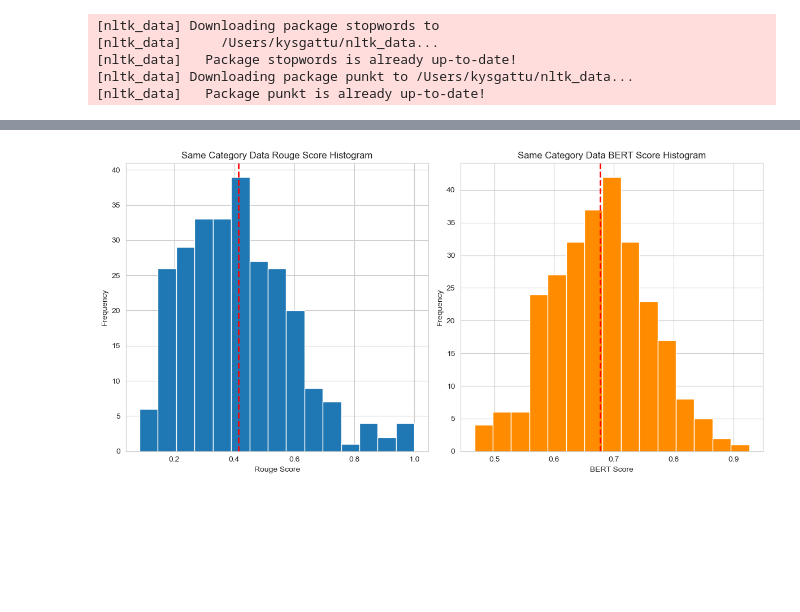
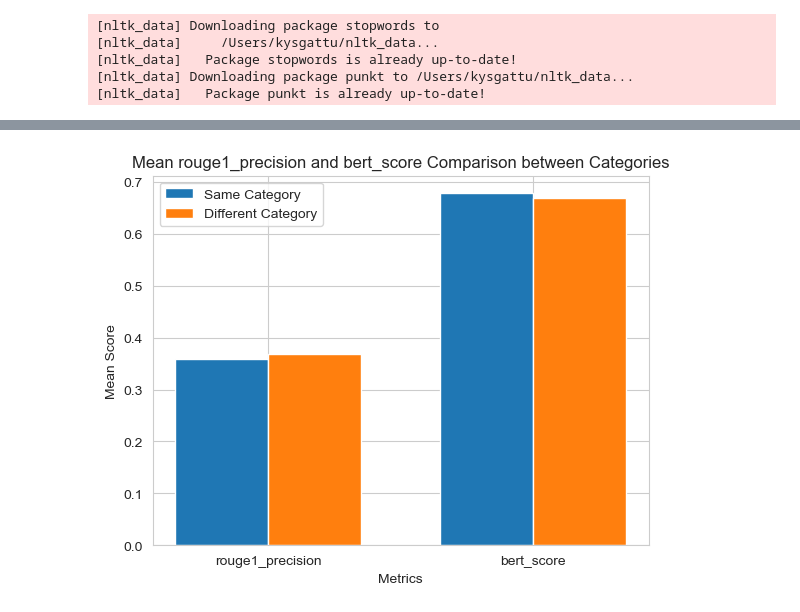
Before and after one commit to kysgattu/Evaluating-Cross-Domain-Adaptability-Of-Text-Summarizer-News-Article-Summarization, a Jupyter notebook: FinalCodeBase/TextRank-ExtractiveSummarizer.ipynb, the cells around one changed output, grey strips where cells are left out. Cells and saved outputs as stored; diff of their text form; code cells hidden in the pictures; blank space fills up the shorter version.

```diff
--- a/FinalCodeBase/TextRank-ExtractiveSummarizer.ipynb
+++ b/FinalCodeBase/TextRank-ExtractiveSummarizer.ipynb
@@ -153,21 +173,32 @@ import networkx as nx
 # %%
 def textRank(text):
+    # Tokenize sentences
     sentences=sent_tokenize(text)
+    # Clean and lowercase sentences
     sentences_clean=[re.sub(r'[^\w\s]','',sentence.lower()) for sentence in sentences]
+     # Remove stopwords
     stop_words = stopwords.words('english')
     sentence_tokens=[[words for words in sentence.split(' ') if words not in stop_words] for sentence in sentences_clean]
+    # Create Word2Vec model
     w2v=Word2Vec(sentence_tokens,vector_size=1,min_count=1,epochs=1000)
+    # Get sentence embeddings
     sentence_embeddings=[[w2v.wv[word][0] for word in words] for words in sentence_tokens]
+    # Pad embeddings to the maximum sentence length
     max_len=max([len(tokens) for tokens in sentence_tokens])
+    # Calculate similarity matrix
     sentence_embeddings=[np.pad(embedding,(0,max_len-len(embedding)),'constant') for embedding in sentence_embeddings]
     similarity_matrix = np.zeros([len(sentence_tokens), len(sentence_tokens)])
     for i,row_embedding in enumerate(sentence_embeddings):
         for j,column_embedding in enumerate(sentence_embeddings):
             similarity_matrix[i][j]=1-spatial.distance.cosine(row_embedding,column_embedding)
+    # Create a graph from the similarity matrix
     nx_graph = nx.from_numpy_array(similarity_matrix)
-    scores = nx.pagerank(nx_graph)
+    # Apply PageRank algorithm
+    scores = nx.pagerank(nx_graph, max_iter = 600)
+    # Get top-ranked sentences
     top_sentence={sentence:scores[index] for index,sentence in enumerate(sentences)}
     top=dict(sorted(top_sentence.items(), key=lambda x: x[1], reverse=True)[:4])
+    # Generate the summary
     summary = ''
     for sent in sentences:
         if sent in top.keys():
@@ -221 +237,6 @@ tr_result_dataset = pd.concat([test_df, result_df], axis=1)
+# %%
+# Apply the process_row function to each row in the DataFrame and concatenate the result_df with the original DataFrame
+trOnDomain1 = pd.concat([domain1, domain1.apply(tr_summarize, axis=1)], axis=1)
+# %%
+trOnDomain2 = pd.concat([domain2, domain2.apply(tr_summarize, axis=1)], axis=1)
 # %%
@@ -234,35 +330,34 @@ tr_result_dataset['predicted_summary'][0]
 # %%
 import matplotlib.pyplot as plt
+import numpy as np
 
-# Calculate mean values
-textRank_mean_rouge = np.mean(tr_result_dataset['rouge1_precision'])
-textRank_mean_bert = np.mean(tr_result_dataset['bert_score'])
+# Example data (replace with your actual data)
+same_category_mean_rouge1 = trOnDomain1['rouge1_precision'].mean()
+same_category_mean_bert = trOnDomain1['bert_score'].mean()
 
+diff_category_mean_rouge1 = trOnDomain2['rouge1_precision'].mean()
+diff_category_mean_bert = trOnDomain2['bert_score'].mean()
 
-# Create separate histogram plots for Rouge and BERT Scores
-plt.figure(figsize=(12, 6))
-# plt.title('Same Category Data')
+categories = ['rouge1_precision', 'bert_score']
+mean_scores_same_category = [same_category_mean_rouge1, same_category_mean_bert]
+mean_scores_diff_category = [diff_category_mean_rouge1, diff_category_mean_bert]
 
-# Rouge Score Histogram
-plt.subplot(1, 2, 1)
-plt.hist(tr_result_dataset['rouge1_precision'], bins=15, color='#1f77b4')
-plt.axvline(textRank_mean_rouge, color='red', linestyle='dashed', linewidth=2, label=f'Mean: {textRank_mean_rouge:.3f}')
-plt.title('Same Category Data Rouge Score Histogram')
-plt.xlabel('Rouge Score')
-plt.ylabel('Frequency')
+bar_width = 0.35
+index = np.arange(len(categories))
 
-# BERT Score Histogram
-plt.subplot(1, 2, 2)
-plt.hist(tr_result_dataset['bert_score'], bins=15, color='darkorange')
-plt.axvline(textRank_mean_bert, color='red', linestyle='dashed', linewidth=2, label=f'Mean: {textRank_mean_bert:.3f}')
-plt.title('Same Category Data BERT Score Histogram')
-plt.xlabel('BERT Score')
-plt.ylabel('Frequency')
+fig, ax = plt.subplots()
+bar1 = ax.bar(index, mean_scores_same_category, bar_width, label='Same Category')
+bar2 = ax.bar(index + bar_width, mean_scores_diff_category, bar_width, label='Different Category')
 
-# Adjust layout
-plt.tight_layout()
+# Add labels, title, and legend
+ax.set_xlabel('Metrics')
+ax.set_ylabel('Mean Score')
+ax.set_title('Mean rouge1_precision and bert_score Comparison between Categories')
+ax.set_xticks(index + bar_width / 2)
+ax.set_xticklabels(categories)
+ax.legend()
 
 # Show the plot
 plt.show()
 # %% [output]
-[figure, old version]
+[figure, new version]
```
Also changed, not shown: parts of 22 cells of this notebook, 5 other files.
